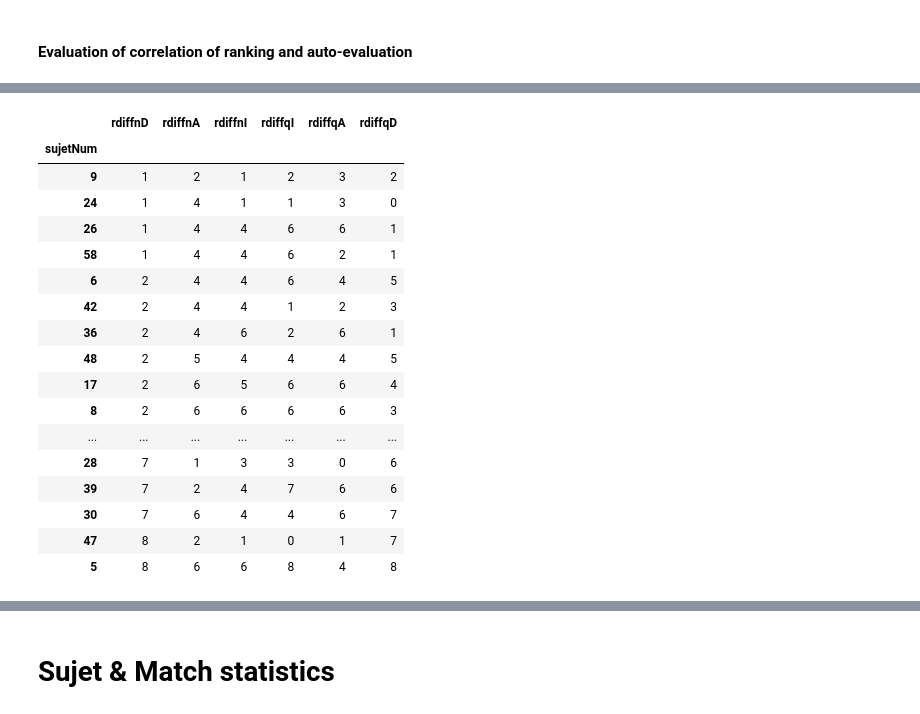
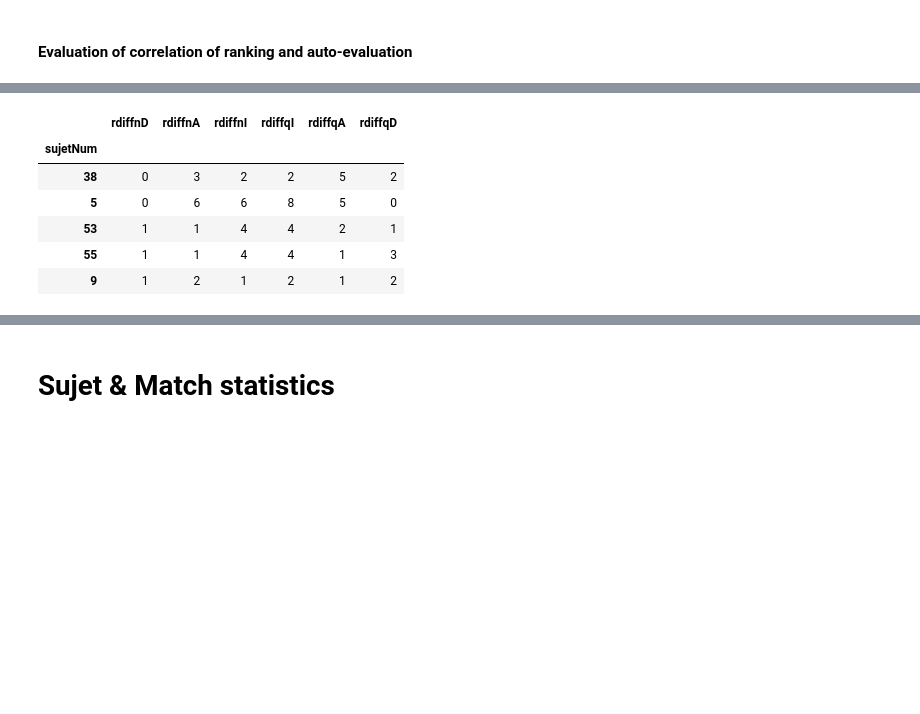
Before and after one commit to ywenlu/FifaXP, a Jupyter notebook: Match.ipynb, the cells around one changed output, grey strips where cells are left out. Drawn from its saved outputs; the diff is of its cells as text; code cells hidden in the pictures; blank space fills up the shorter version.

```diff
--- a/Match.ipynb
+++ b/Match.ipynb
@@ -220,17 +258,0 @@ amusantrank.head()
-# %%
-
-tmpI=pd.melt(implicationrank,id_vars=['sujet'], value_vars=['1','2','3','4']).sort(['sujet','value'])
-tmpI.columns=['sujet','rankgI','NoMatch']
-tmpI['NoMatch']=tmpI['NoMatch'].astype(str)
-
-tmpD=pd.melt(implicationrank,id_vars=['sujet'], value_vars=['1','2','3','4']).sort(['sujet','value'])
-tmpD.columns=['sujet','rankgD','NoMatch']
-tmpD['NoMatch']=tmpD['NoMatch'].astype(str)
-
-tmpA=pd.melt(implicationrank,id_vars=['sujet'], value_vars=['1','2','3','4']).sort(['sujet','value'])
-tmpA.columns=['sujet','rankgA','NoMatch']
-tmpA['NoMatch']=tmpA['NoMatch'].astype(str)
-
-rankevadf=rankevadf.merge(tmpI, on=['sujet','NoMatch'],how='left')
-rankevadf=rankevadf.merge(tmpD, on=['sujet','NoMatch'],how='left')
-rankevadf=rankevadf.merge(tmpA, on=['sujet','NoMatch'],how='left')
@@ -237,11 +330,11 @@ rankevadf=rankevadf.merge(tmpA, on=['sujet','NoMatch'],how='left')
 # %% [markdown]
 #### Evaluation of correlation of ranking and auto-evaluation
 # %%
-rankevadf['rdiffqI']=rankevadf.apply(lambda row: np.fabs(float(row['rankgI'])-float(row['rqI'])),axis=1)
-rankevadf['rdiffqD']=rankevadf.apply(lambda row: np.fabs(float(row['rankgD'])-float(row['rqD'])),axis=1)
-rankevadf['rdiffqA']=rankevadf.apply(lambda row: np.fabs(float(row['rankgA'])-float(row['rqA'])),axis=1)
+rankevadfdiff=pd.DataFrame()
+rankevadfdiff['rdiffqI']=rankevadf.apply(lambda row: np.fabs(float(row['rankgI'])-float(row['rqI'])),axis=1)
+rankevadfdiff['rdiffqD']=rankevadf.apply(lambda row: np.fabs(float(row['rankgD'])-float(row['rqD'])),axis=1)
+rankevadfdiff['rdiffqA']=rankevadf.apply(lambda row: np.fabs(float(row['rankgA'])-float(row['rqA'])),axis=1)
 
-rankevadf['rdiffnI']=rankevadf.apply(lambda row: np.fabs(float(row['rankgI'])-float(row['rnI'])),axis=1)
-rankevadf['rdiffnD']=rankevadf.apply(lambda row: np.fabs(float(row['rankgD'])-float(row['rnD'])),axis=1)
-rankevadf['rdiffnA']=rankevadf.apply(lambda row: np.fabs(float(row['rankgA'])-float(row['rnA'])),axis=1)
-rankevadf.info()
+rankevadfdiff['rdiffnI']=rankevadf.apply(lambda row: np.fabs(float(row['rankgI'])-float(row['rnI'])),axis=1)
+rankevadfdiff['rdiffnD']=rankevadf.apply(lambda row: np.fabs(float(row['rankgD'])-float(row['rnD'])),axis=1)
+rankevadfdiff['rdiffnA']=rankevadf.apply(lambda row: np.fabs(float(row['rankgA'])-float(row['rnA'])),axis=1)
@@ -292,24 +366,13 @@ rankeva.describe()
 # %%
-rankeva.sort(['rdiffnD','rdiffnA','rdiffnI'])
+rankeva.sort(['rdiffnD','rdiffnA','rdiffnI']).head()
 # %% [output]
 |  | rdiffnD | rdiffnA | rdiffnI | rdiffqI | rdiffqA | rdiffqD |
 | sujetNum |  |  |  |  |  |  |
-| 9 | 1 | 2 | 1 | 2 | 3 | 2 |
-| 24 | 1 | 4 | 1 | 1 | 3 | 0 |
-| 26 | 1 | 4 | 4 | 6 | 6 | 1 |
-| 58 | 1 | 4 | 4 | 6 | 2 | 1 |
-| 6 | 2 | 4 | 4 | 6 | 4 | 5 |
-| 42 | 2 | 4 | 4 | 1 | 2 | 3 |
-| 36 | 2 | 4 | 6 | 2 | 6 | 1 |
-| 48 | 2 | 5 | 4 | 4 | 4 | 5 |
-| 17 | 2 | 6 | 5 | 6 | 6 | 4 |
-| 8 | 2 | 6 | 6 | 6 | 6 | 3 |
-| ... | ... | ... | ... | ... | ... | ... |
-| 28 | 7 | 1 | 3 | 3 | 0 | 6 |
-| 39 | 7 | 2 | 4 | 7 | 6 | 6 |
-| 30 | 7 | 6 | 4 | 4 | 6 | 7 |
-| 47 | 8 | 2 | 1 | 0 | 1 | 7 |
-| 5 | 8 | 6 | 6 | 8 | 4 | 8 |
+| 38 | 0 | 3 | 2 | 2 | 5 | 2 |
+| 5 | 0 | 6 | 6 | 8 | 5 | 0 |
+| 53 | 1 | 1 | 4 | 4 | 2 | 1 |
+| 55 | 1 | 1 | 4 | 4 | 1 | 3 |
+| 9 | 1 | 2 | 1 | 2 | 1 | 2 |
 # %%
 dfg2.head()
 # %% [output]
```
Also changed, not shown: parts of 69 cells of this notebook, 24 other files.
